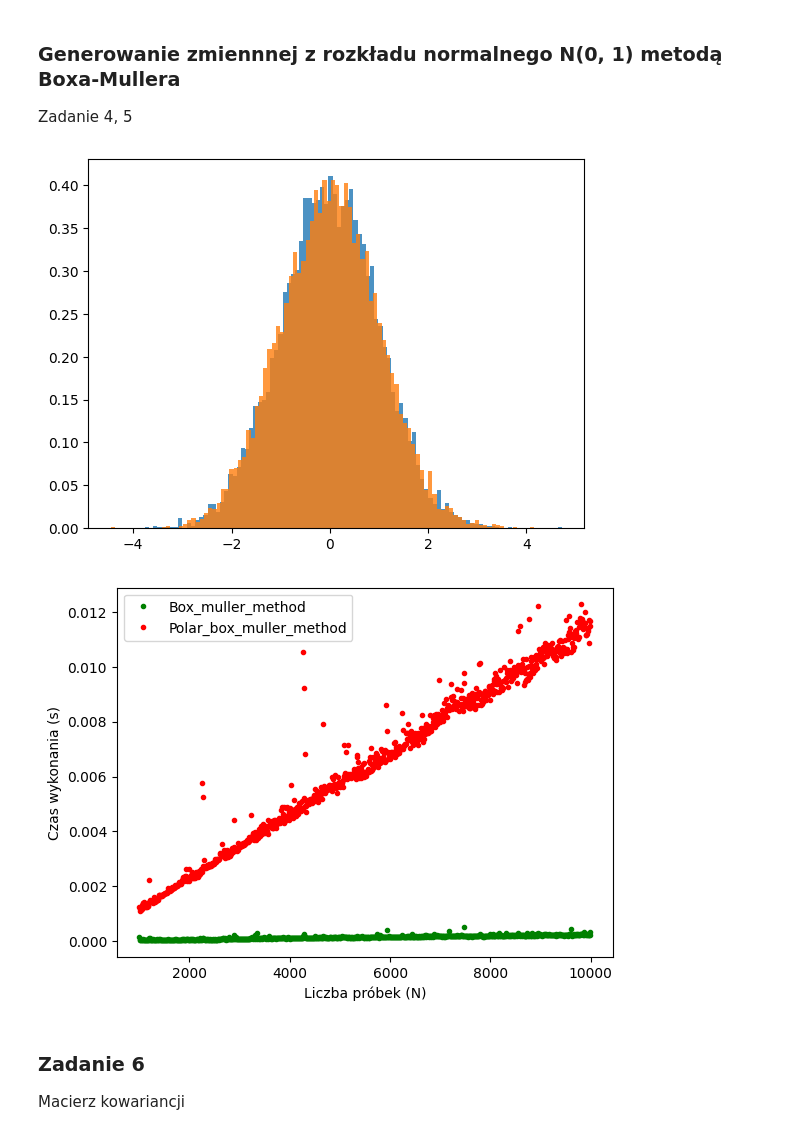
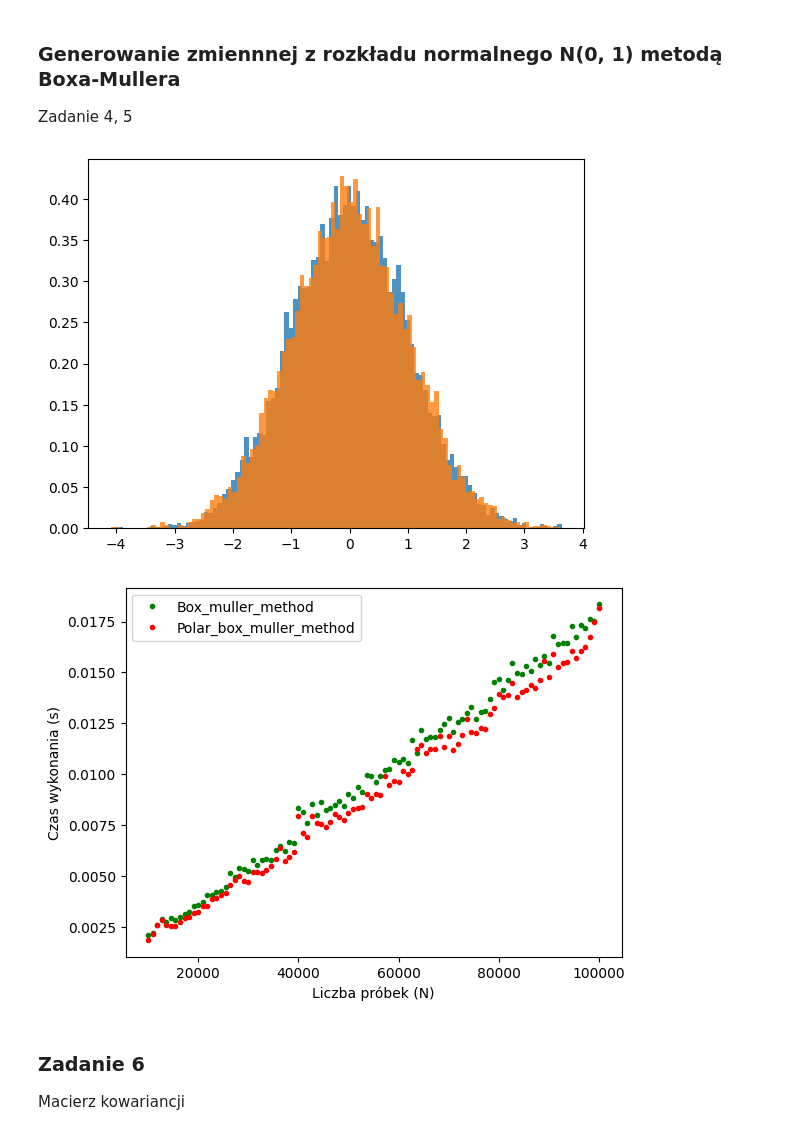
Before and after one commit to KacperPietryka/Symulacje-komputerowe, a Jupyter notebook: lista3.ipynb, the cells around one changed output. Cells and saved outputs as stored; diff of their text form; code cells hidden in the pictures.

```diff
--- a/lista3.ipynb
+++ b/lista3.ipynb
@@ -335,36 +340,44 @@ def box_muller_polar(size=2):
 # %%
 N = 10000
 X_1 = box_muller(N)
 X_2 = box_muller_polar(N)
 
 plt.hist(X_1, bins=100, density=True, alpha=0.8)
 plt.hist(X_2, bins=100, density=True, alpha=0.8)
 plt.show()
 
-N_n = np.arange(1e3, 1e4, 10)
+N_n = np.linspace(1e4, 1e5, 100)
+repetition = 10
+
 Y1 = []
 Y2 = []
 
 for n in N_n:
-    t1_begin = time.perf_counter()
-    X_1 = box_muller(int(n))
-    t1_end = time.perf_counter()
-    Y1.append(t1_end - t1_begin)
+    s1 = 0.0
+    s2 = 0.0
+    for r in range(repetition):
+        t1_begin = time.perf_counter()
+        X_1 = box_muller(int(n))
+        t1_end = time.perf_counter()
+        s1 += t1_end - t1_begin
 
-    t2_begin = time.perf_counter()
-    X_2 = box_muller_polar(int(n))
-    t2_end = time.perf_counter()
-    Y2.append(t2_end - t2_begin)
+        t2_begin = time.perf_counter()
+        X_2 = box_muller_polar(int(n))
+        t2_end = time.perf_counter()
+        s2 += t2_end - t2_begin
+
+    Y1.append(s1)
+    Y2.append(s2)
 
 plt.plot(N_n, Y1, 'go', markersize=3, label='Box_muller_method')
 plt.plot(N_n, Y2, 'ro', markersize=3, label='Polar_box_muller_method')
 plt.xlabel('Liczba próbek (N)')
 plt.ylabel('Czas wykonania (s)')
 plt.legend()
 plt.show()
 # %% [output]
-[figure, old version]
+[figure, new version]
-[figure, old version]
+[figure, new version]
 # %% [markdown]
 ### Zadanie 6
 Macierz kowariancji
```
Also changed, not shown: parts of 7 cells of this notebook.
